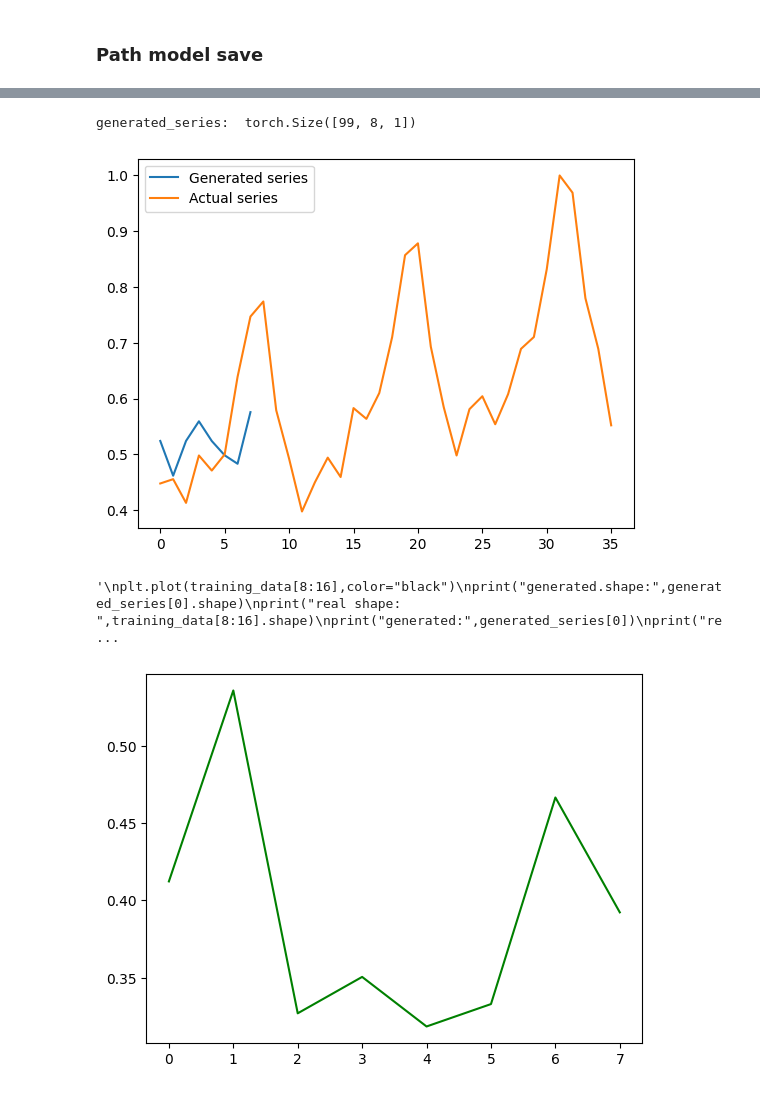
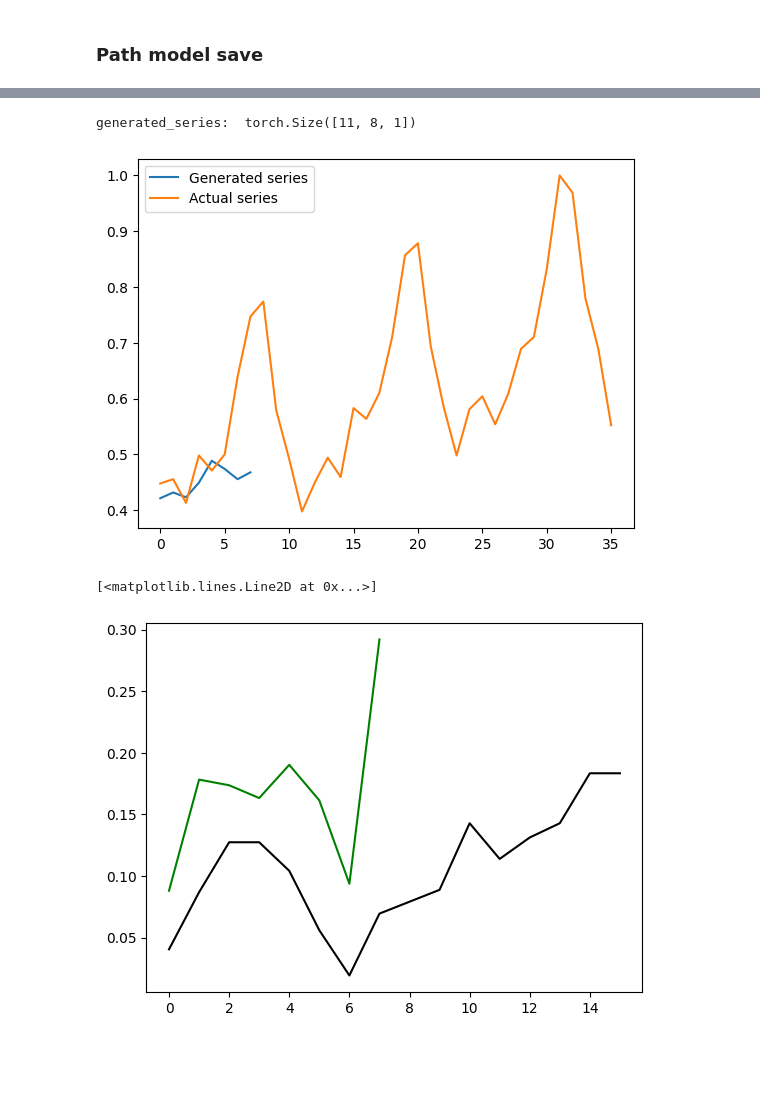
Before and after one commit to francomano/PSA-GAN, a Jupyter notebook: run.ipynb, the cells around one changed output, grey strips where cells are left out. Saved outputs shown, nothing was run; the diff lists cells and outputs as text; code cells hidden in the pictures; blank space fills up the shorter version.

Commit message:
good plot

```diff
--- a/run.ipynb
+++ b/run.ipynb
@@ -132,19 +132,18 @@ from torch.optim import Adam
 #Hyperparameters
 discriminator_lr=0.001
 #generator_lr=0.00005
-generator_lr=0.001
+generator_lr=0.0001
 num_epochs=200
-embedding_dim=10
-batch_size=2
+batch_size=11
 criterion = nn.MSELoss()
 
 #Initializations
-train_set = TensorDataset(trainX, trainY)
-train_loader = DataLoader(train_set, batch_size=trainX.size(0), shuffle=True)
+train_set = TensorDataset(trainX, sequences)
+train_loader = DataLoader(train_set, batch_size=batch_size, shuffle=True)
 
-num_features=trainX.size(2)
+
 #D = blocks.Discriminator()
-#G=blocks.Generator(embedding_dim,seq_length,num_features,batch_size,value_features,key_features)
+G=blocks.Generator(embedding_dim,seq_length,num_features,batch_size,value_features,key_features)
 #optimD = Adam(D.parameters(), lr=discriminator_lr, betas=(0.9, 0.999))
 optimG = Adam(G.parameters(), lr=generator_lr, betas=(0.9, 0.999))
 
@@ -157,13 +156,13 @@ for epoch in range(num_epochs):
         g_loss_min=1000000
         for i, (X, Y) in enumerate((train_loader)):
             #print("i:",i)
-            #print("X:",X.shape)
+            print("X:",X.shape)
             #print("Y:",Y.shape)
 
 
             # Generate fake data
             fake_data = G(X)
-            fake_label = torch.zeros(Y.size(0))
+            #fake_label = torch.zeros(Y.size(0))
             '''
             # Train the discriminator
             D.zero_grad()
@@ -180,7 +179,7 @@ for epoch in range(num_epochs):
 
             # Add the moment loss
             #g_loss += moment_loss(fake_data, X)
-            g_loss = moment_loss(fake_data, sequences)
+            g_loss = moment_loss(fake_data, Y)
             g_losses.append(g_loss.item())
 
             if(g_loss<g_loss_min):
@@ -252,34 +251,28 @@ End-training Discriminator Loss: []
 with torch.no_grad():
 
 
-    generated_series = G(trainX) #substitue trainX with testX
+    generated_series = G(trainX[-11:]) #substitue trainX with testX
     generated_series=generated_series.permute(0,2,1)
     print("generated_series: ",generated_series.shape)
     generated_series = generated_series.detach().numpy()
     #print("generated_series: ",generated_series.shape)
 # %% [output]
-generated_series:  torch.Size([99, 8, 1])
+generated_series:  torch.Size([11, 8, 1])
 # %%
 # Plot the generated time series samples
 
 plt.figure()
 #for i in range(trainX.size(0)):
 #    plt.plot(generated_series[i], label='Generated series')
-plt.plot(generated_series[90], label='Generated series')
+plt.plot(generated_series[10], label='Generated series')
 plt.plot(testY[:trainY.size(0)], label='Actual series')
 plt.legend()
 plt.show()
 # %% [output]
-[figure, old version]
+[figure, new version]
 # %%
 plt.plot(generated_series[0],color="green")
-'''
-plt.plot(training_data[8:16],color="black")
-print("generated.shape:",generated_series[0].shape)
-print("real shape: ",training_data[8:16].shape)
-print("generated:",generated_series[0])
-print("real: ",training_data[8:16])
-'''
+plt.plot(training_data[16:32],color="black")
 # %% [output]
-'\nplt.plot(training_data[8:16],color="black")\nprint("generated.shape:",generated_series[0].shape)\nprint("real shape: ",training_data[8:16].shape)\nprint("generated:",generated_series[0])\nprint("re ...
+[<matplotlib.lines.Line2D at 0x...>]
-[figure, old version]
+[figure, new version]
```
Also changed, not shown: parts of 4 cells of this notebook, 3 other files.
